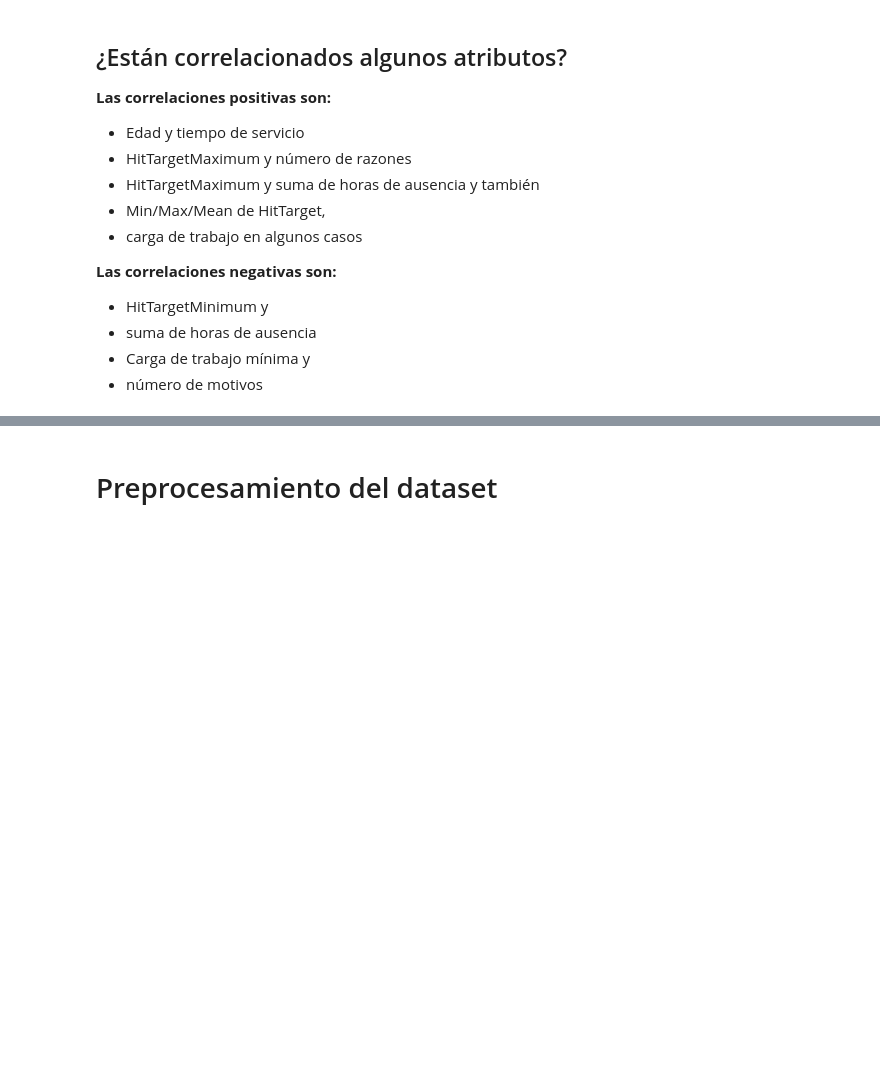
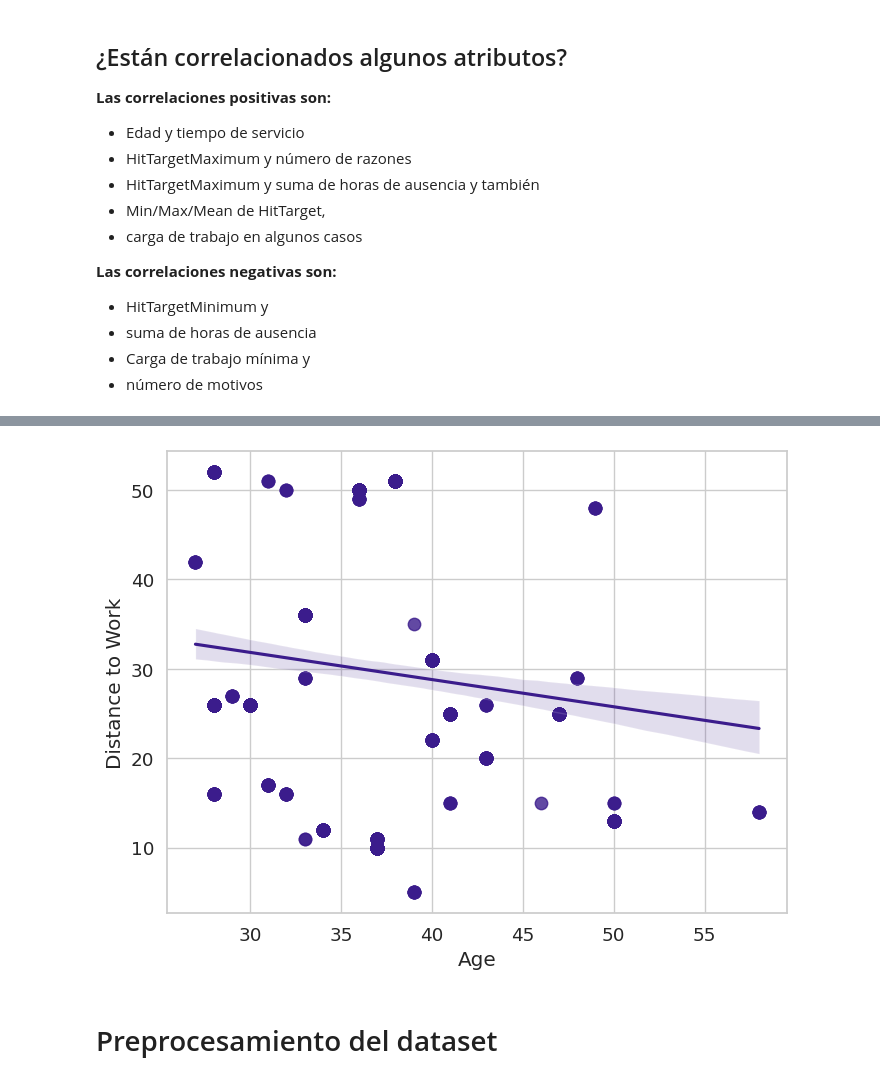
Before and after one commit to christmasv/Proyectos-de-ML, a Jupyter notebook: absentismo_modelo_rlogistica.ipynb, the cells around one changed output, grey strips where cells are left out. Saved outputs shown, nothing was run; the diff lists cells and outputs as text; code cells hidden in the pictures; blank space fills up the shorter version.

```diff
--- a/absentismo_modelo_rlogistica.ipynb
+++ b/absentismo_modelo_rlogistica.ipynb
@@ -466,3 +466,9 @@ plt.show()
+# %%
+plt.figure(figsize = (8,6))
+sns.regplot(x =data['Age'], y = data['Distance to Work'], color = col, scatter_kws = {'s':80})
+plt.show()
+# %% [output]
+[figure, added]
 # %% [markdown]
 
 # Preprocesamiento del dataset
```
Also changed, not shown: parts of 34 cells of this notebook.
